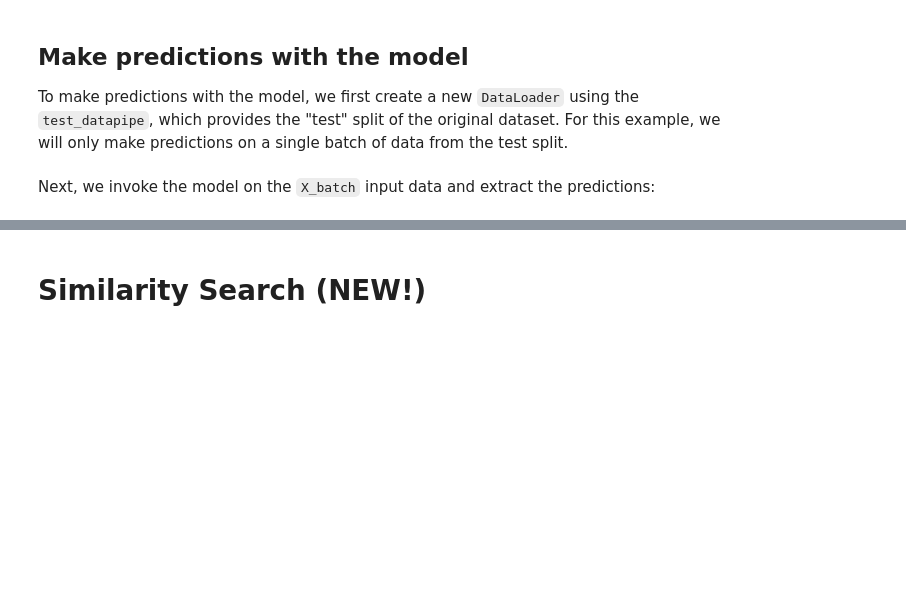
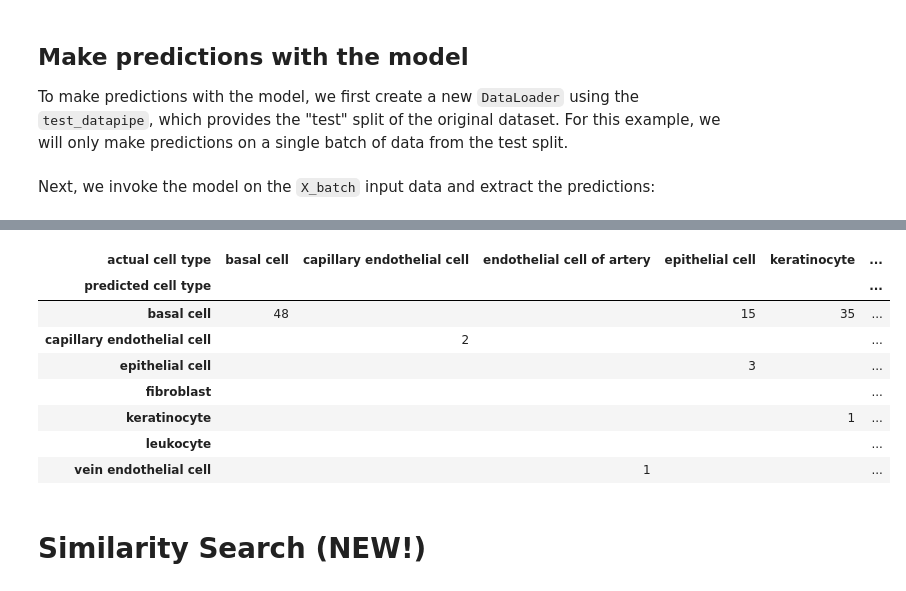
Before and after one commit to TileDB-Inc/scverse-ml-workshop-2024, a Jupyter notebook: workshop.ipynb, the cells around one changed output, grey strips where cells are left out. Drawn from its saved outputs; the diff is of its cells as text; code cells hidden in the pictures; blank space fills up the shorter version.

```diff
--- a/workshop.ipynb
+++ b/workshop.ipynb
@@ -1140,4 +1123,19 @@ display(
 128 rows × 2 columns
+# %%
+pd.crosstab(
+    result['predicted cell type'],
+    result['actual cell type'],
+).replace(0, '')
+# %% [output]
+| actual cell type | basal cell | capillary endothelial cell | endothelial cell of artery | epithelial cell | keratinocyte | ... |
+| predicted cell type |  |  |  |  |  | ... |
+| basal cell | 48 |  |  | 15 | 35 | ... |
+| capillary endothelial cell |  | 2 |  |  |  | ... |
+| epithelial cell |  |  |  | 3 |  | ... |
+| fibroblast |  |  |  |  |  | ... |
+| keratinocyte |  |  |  |  | 1 | ... |
+| leukocyte |  |  |  |  |  | ... |
+| vein endothelial cell |  |  | 1 |  |  | ... |
 # %% [markdown]
 # Similarity Search (NEW!)
 # %% [markdown]
```
Also changed, not shown: parts of 55 cells of this notebook.
